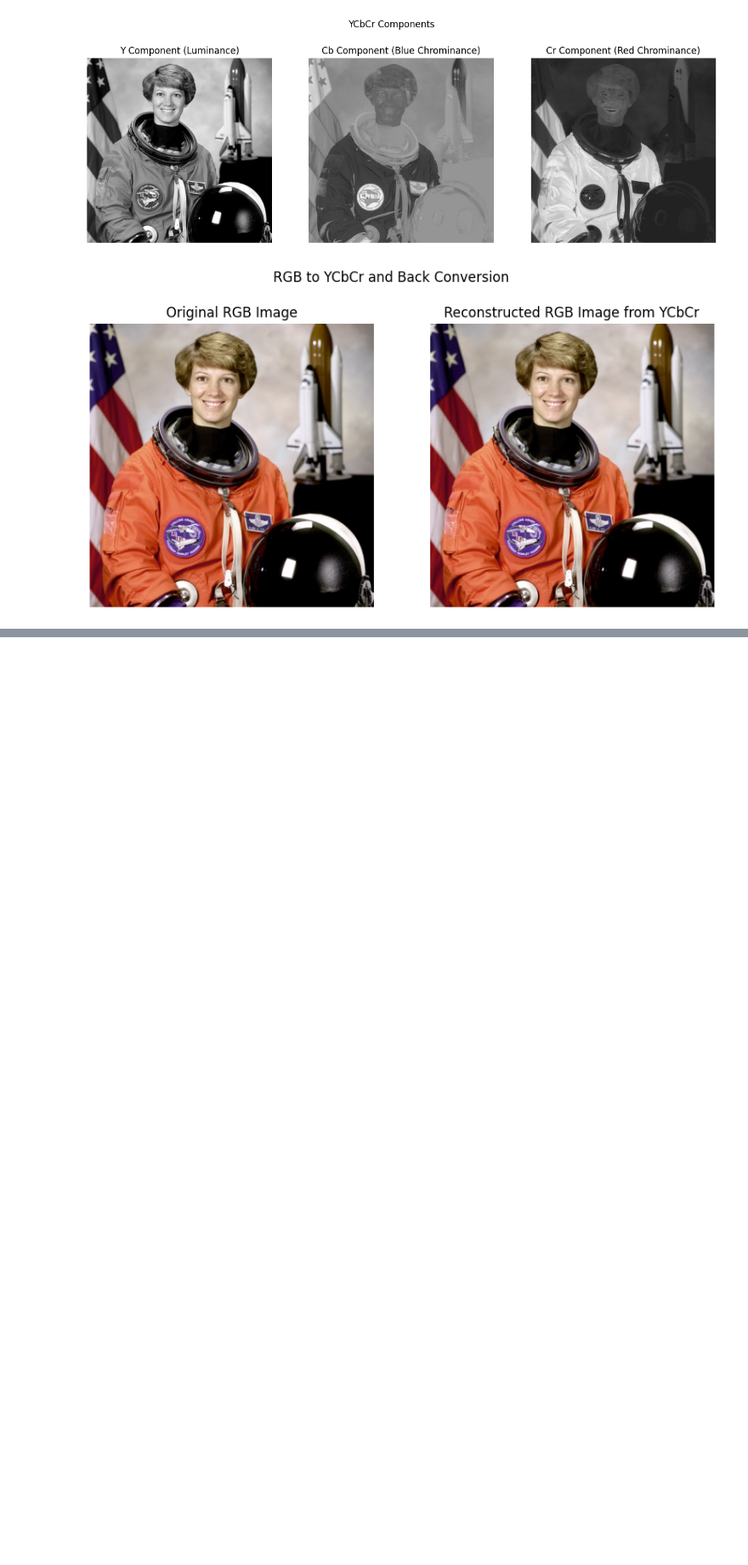
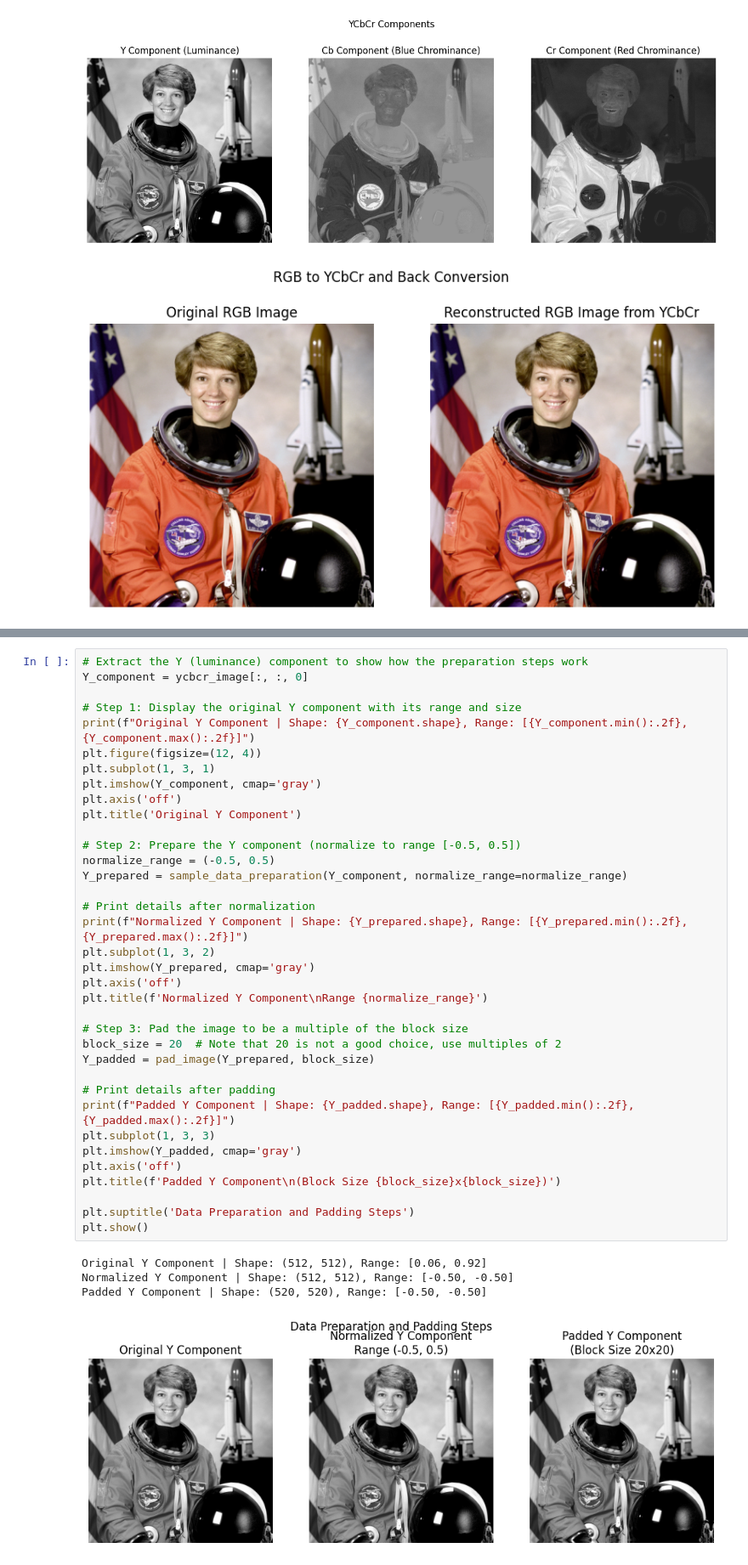
Before and after one commit to alisaaalehi/jpeg2000-mini, a Jupyter notebook: jpeg2000-tutorial.ipynb, the cells around one changed output, grey strips where cells are left out. Shown at 85% size. Saved outputs shown, nothing was run; the diff lists cells and outputs as text; blank space fills up the shorter version.

Commit message:
Add data preparation steps

```diff
--- a/jpeg2000-tutorial.ipynb
+++ b/jpeg2000-tutorial.ipynb
@@ -330,0 +398,41 @@ plt.show()
+# %%
+# Extract the Y (luminance) component to show how the preparation steps work
+Y_component = ycbcr_image[:, :, 0]
+
+# Step 1: Display the original Y component with its range and size
+print(f"Original Y Component | Shape: {Y_component.shape}, Range: [{Y_component.min():.2f}, {Y_component.max():.2f}]")
+plt.figure(figsize=(12, 4))
+plt.subplot(1, 3, 1)
+plt.imshow(Y_component, cmap='gray')
+plt.axis('off')
+plt.title('Original Y Component')
+
+# Step 2: Prepare the Y component (normalize to range [-0.5, 0.5])
+normalize_range = (-0.5, 0.5)
+Y_prepared = sample_data_preparation(Y_component, normalize_range=normalize_range)
+
+# Print details after normalization
+print(f"Normalized Y Component | Shape: {Y_prepared.shape}, Range: [{Y_prepared.min():.2f}, {Y_prepared.max():.2f}]")
+plt.subplot(1, 3, 2)
+plt.imshow(Y_prepared, cmap='gray')
+plt.axis('off')
+plt.title(f'Normalized Y Component\nRange {normalize_range}')
+
+# Step 3: Pad the image to be a multiple of the block size
+block_size = 20  # Note that 20 is not a good choice, use multiples of 2
+Y_padded = pad_image(Y_prepared, block_size)
+
+# Print details after padding
+print(f"Padded Y Component | Shape: {Y_padded.shape}, Range: [{Y_padded.min():.2f}, {Y_padded.max():.2f}]")
+plt.subplot(1, 3, 3)
+plt.imshow(Y_padded, cmap='gray')
+plt.axis('off')
+plt.title(f'Padded Y Component\n(Block Size {block_size}x{block_size})')
+
+plt.suptitle('Data Preparation and Padding Steps')
+plt.show()
+# %% [output]
+Original Y Component | Shape: (512, 512), Range: [0.06, 0.92]
+Normalized Y Component | Shape: (512, 512), Range: [-0.50, -0.50]
+Padded Y Component | Shape: (520, 520), Range: [-0.50, -0.50]
+[figure, added]
```
Also changed, not shown: parts of 3 cells of this notebook.
